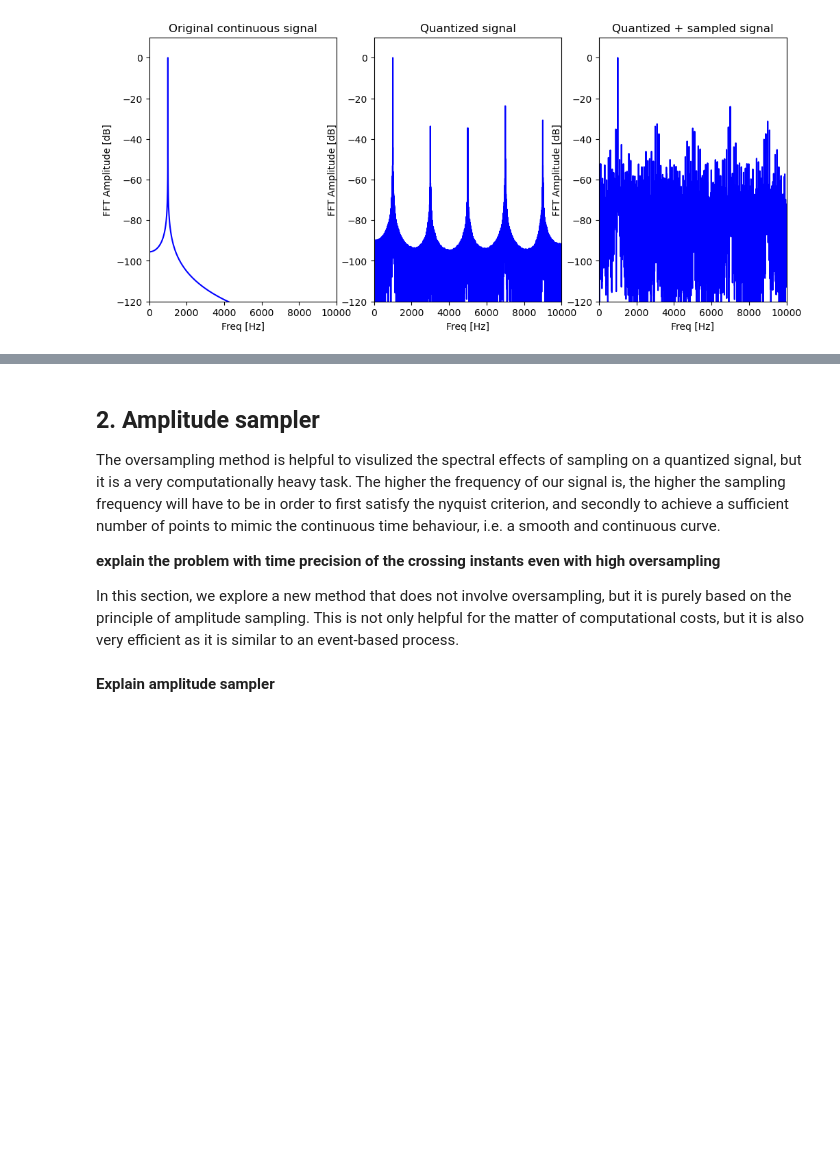
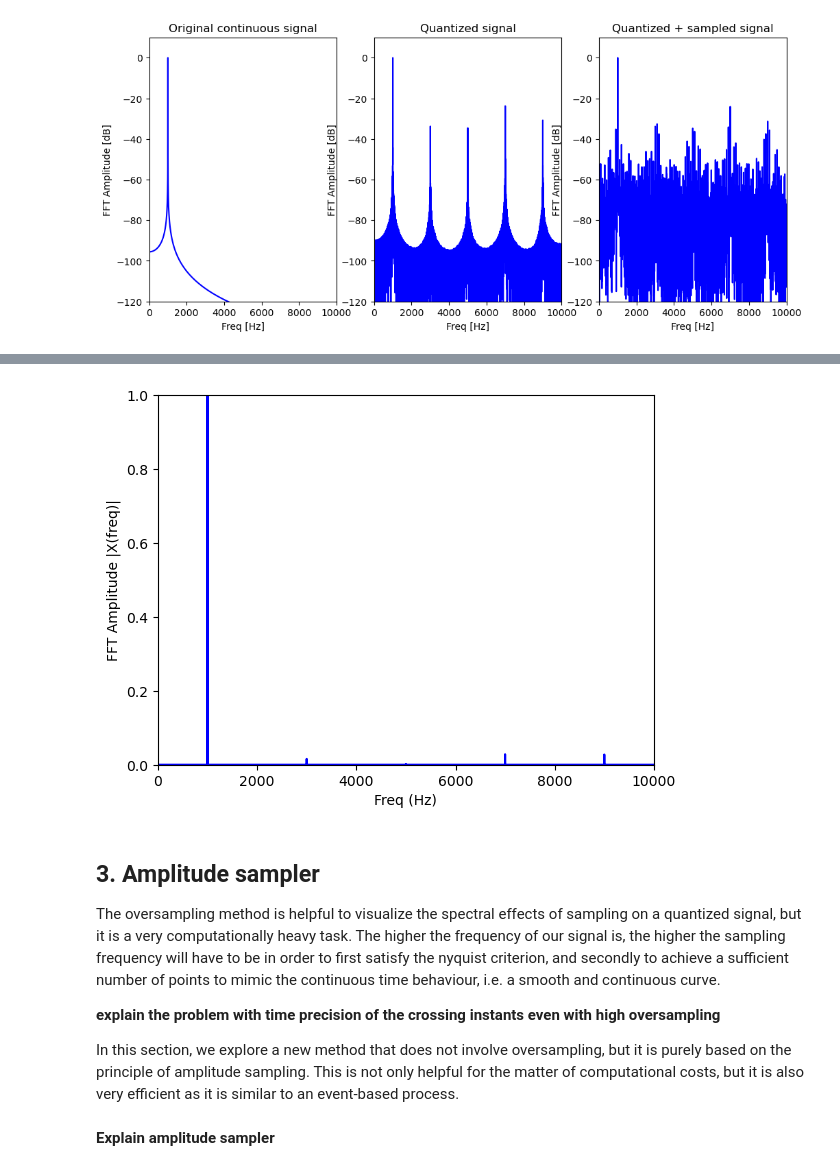
Before and after one commit to lindafabs/Semester-Project, a Jupyter notebook: Final_notebook.ipynb, the cells around one changed output, grey strips where cells are left out. Cells and saved outputs as stored; diff of their text form; code cells hidden in the pictures; blank space fills up the shorter version.

```diff
--- a/Final_notebook.ipynb
+++ b/Final_notebook.ipynb
@@ -144,6 +267,11 @@ utils.fourier_plot_db(freq_q_smp1, X_q_smp1, freq_lim=10000, ylim=-120,title="Qu
+# %%
+freq_th, X_th = utils.fourier_analysis(q_th, f_smp)
+utils.fourier_plot(freq_th, X_th, freq_lim = 10000, title= "")
+# %% [output]
+[figure, added]
 # %% [markdown]
-## 2. Amplitude sampler
-The oversampling method is helpful to visulized the spectral effects of sampling on a quantized signal, but it is a very computationally heavy task. The higher the frequency of our signal is, the higher the sampling frequency will have to be in order to first satisfy the nyquist criterion, and secondly to achieve a sufficient number of points to mimic the continuous time behaviour, i.e. a smooth and continuous curve.
+## 3. Amplitude sampler
+The oversampling method is helpful to visualize the spectral effects of sampling on a quantized signal, but it is a very computationally heavy task. The higher the frequency of our signal is, the higher the sampling frequency will have to be in order to first satisfy the nyquist criterion, and secondly to achieve a sufficient number of points to mimic the continuous time behaviour, i.e. a smooth and continuous curve.
 
 **explain the problem with time precision of the crossing instants even with high oversampling**
 
```
Also changed, not shown: parts of 24 cells of this notebook, 3 other files.
